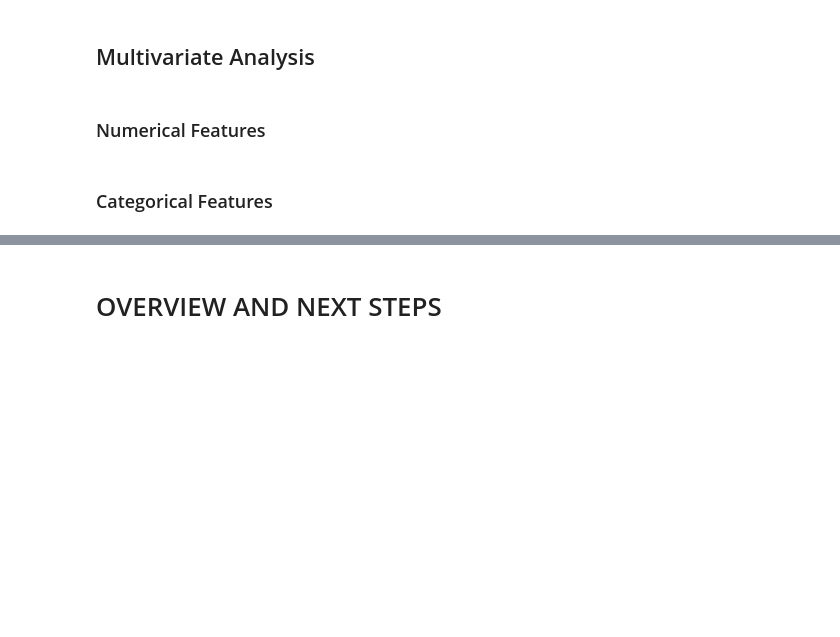
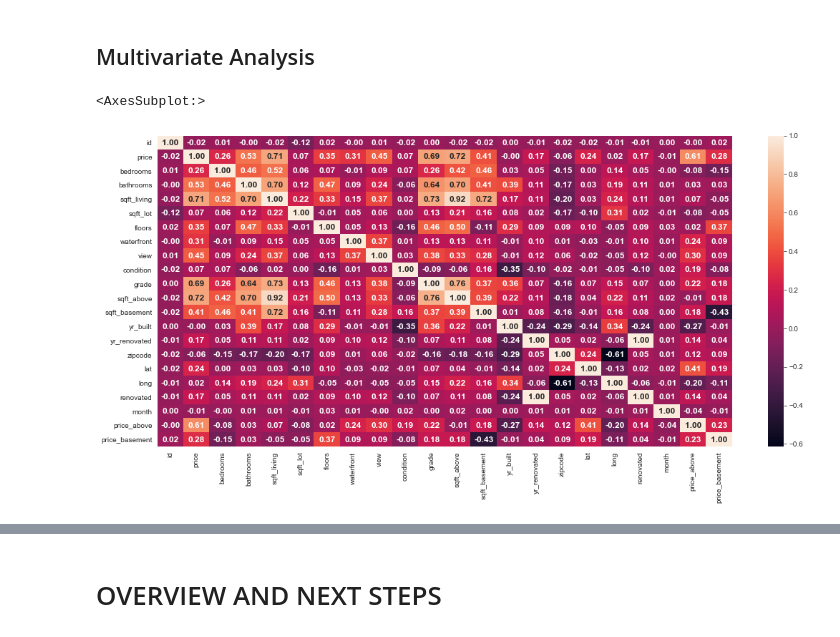
Before and after one commit to rodrigomm92/king_county_house_sales, a Jupyter notebook: insight_project_kc_houses.ipynb, the cells around one changed output, grey strips where cells are left out. Saved outputs shown, nothing was run; the diff lists cells and outputs as text; code cells hidden in the pictures; blank space fills up the shorter version.

Commit message:
adding some hypotesis answers and data wrangling

```diff
--- a/insight_project_kc_houses.ipynb
+++ b/insight_project_kc_houses.ipynb
@@ -9,3 +12,7 @@ import matplotlib.pyplot as plt
+# %%
+# Set Seaborn configurations
+sns.set_palette('Accent')
+sns.set_style('darkgrid')
 # %% [markdown]
 ## Loading Data
 # %%
@@ -131,2 +150,5 @@ m.iloc[:,1:]
+# %%
+# Removing the house with 33 bedrooms
+aux1 = df_raw[df_raw['bedrooms'] < 33 ]
 # %% [markdown]
 ## Columns Selection
@@ -133,2 +157,5 @@ m.iloc[:,1:]
+# %%
+# Removing sqft_living15 and sqft_lot15 columns
+aux2 = aux1.drop(columns=['sqft_living15', 'sqft_lot15'])
 # %% [markdown]
 # FEATURE ENGINEERING
@@ -137,3 +162,15 @@ m.iloc[:,1:]
+# %%
+# Creating feature 'renovated'
+aux2['renovated'] = aux2['yr_renovated'].apply(lambda x: 1 if x > 0 else 0)
+
+# Creating feature month
+aux2['month'] = aux2['date'].dt.month
+
+# Creating feature year_month
+aux2['year_month'] = aux2['date'].dt.strftime('%Y-%m')
+
+# Creating feature year_week
+aux2['year_week'] = aux2['date'].dt.strftime('%Y-%U')
 # %% [markdown]
 # EXPLORATORY DATA ANALYSIS
 # %% [markdown]
@@ -148,7 +185,10 @@ m.iloc[:,1:]
 ## Bivariate Analysis
 # %% [markdown]
 ## Multivariate Analysis
-# %% [markdown]
-### Numerical Features
-# %% [markdown]
-### Categorical Features
+# %%
+correlation = aux2.corr(method='pearson')
+plt.figure( figsize=(18, 8) )
+sns.heatmap(data=correlation, annot=True, fmt='.2f', annot_kws={'fontsize':12, 'fontweight':'bold'})
+# %% [output]
+<AxesSubplot:>
+[figure, added]
```
Also changed, not shown: parts of 25 cells of this notebook.
